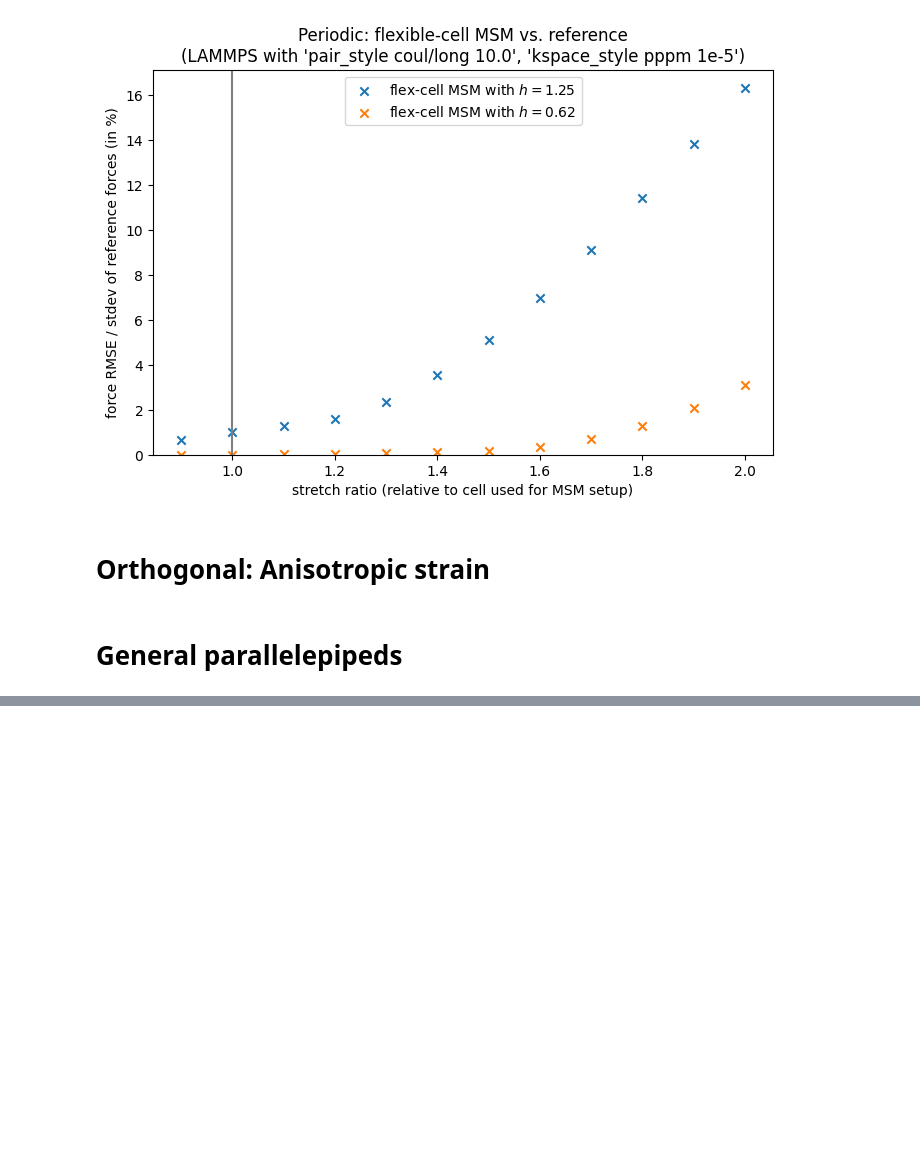
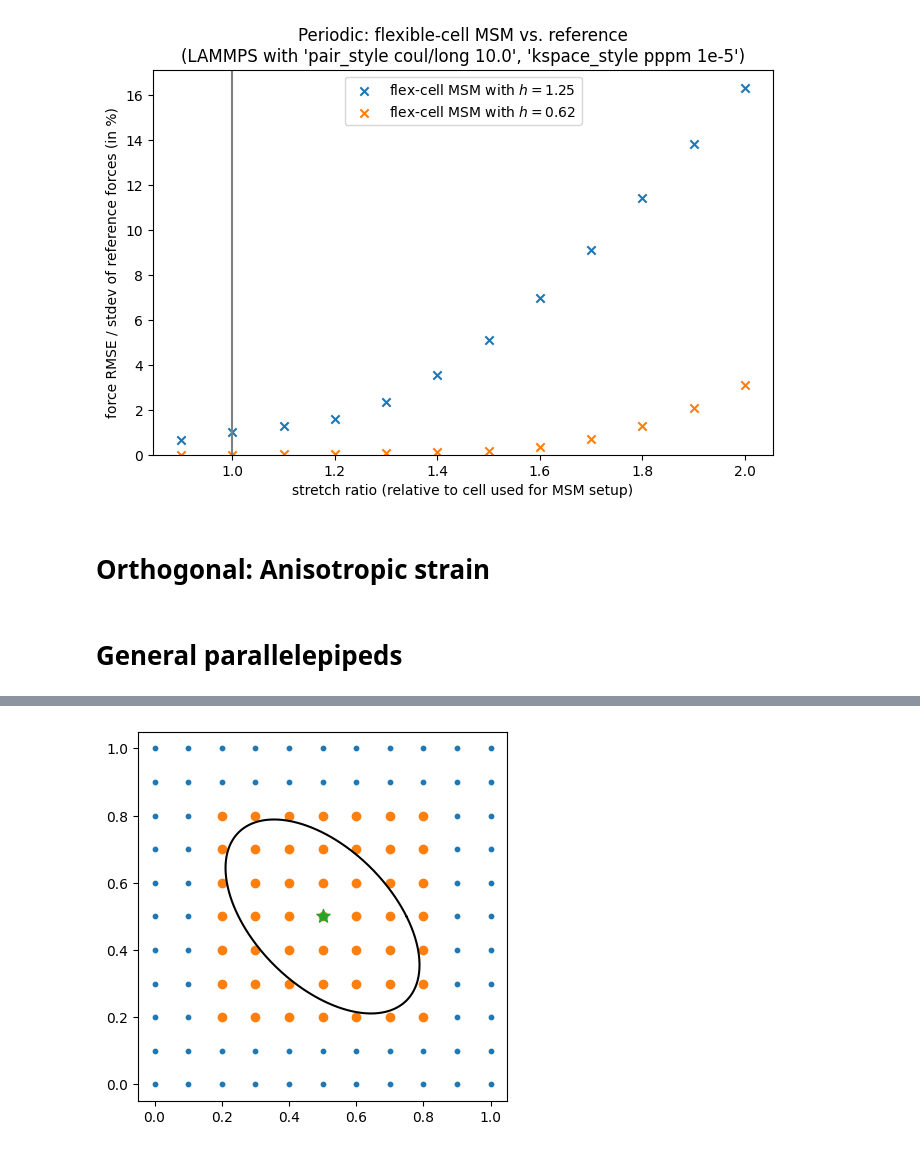
Before and after one commit to Madsen-s-research-group/msmjax, a Jupyter notebook: examples/flexible_cell.ipynb, the cells around one changed output, grey strips where cells are left out. Drawn from its saved outputs; the diff is of its cells as text; code cells hidden in the pictures; blank space fills up the shorter version.

```diff
--- a/examples/flexible_cell.ipynb
+++ b/examples/flexible_cell.ipynb
@@ -253,0 +344,20 @@ for key_pbcs in ["pbc-False", "pbc-True"]:
+# %%
+grid_points_to_plot = grid_points @ inverse
+center_to_plot = center @ inverse
+circle_points_to_plot = circle_points @ inverse
+
+fig, ax = plt.subplots()
+ax.set_aspect("equal")
+ax.scatter(grid_points_to_plot[..., 0], grid_points_to_plot[..., 1], s=10)
+ax.scatter(
+    grid_points_to_plot[included_inds][:, 0],
+    grid_points_to_plot[included_inds][:, 1],
+)
+ax.scatter(*center_to_plot, marker="*", s=100)
+ax.plot(
+    circle_points_to_plot[:, 0], circle_points_to_plot[:, 1], color="black"
+)
+
+plt.show()
+# %% [output]
+[figure, added]
```
Also changed, not shown: parts of 8 cells of this notebook, 1 other file.
